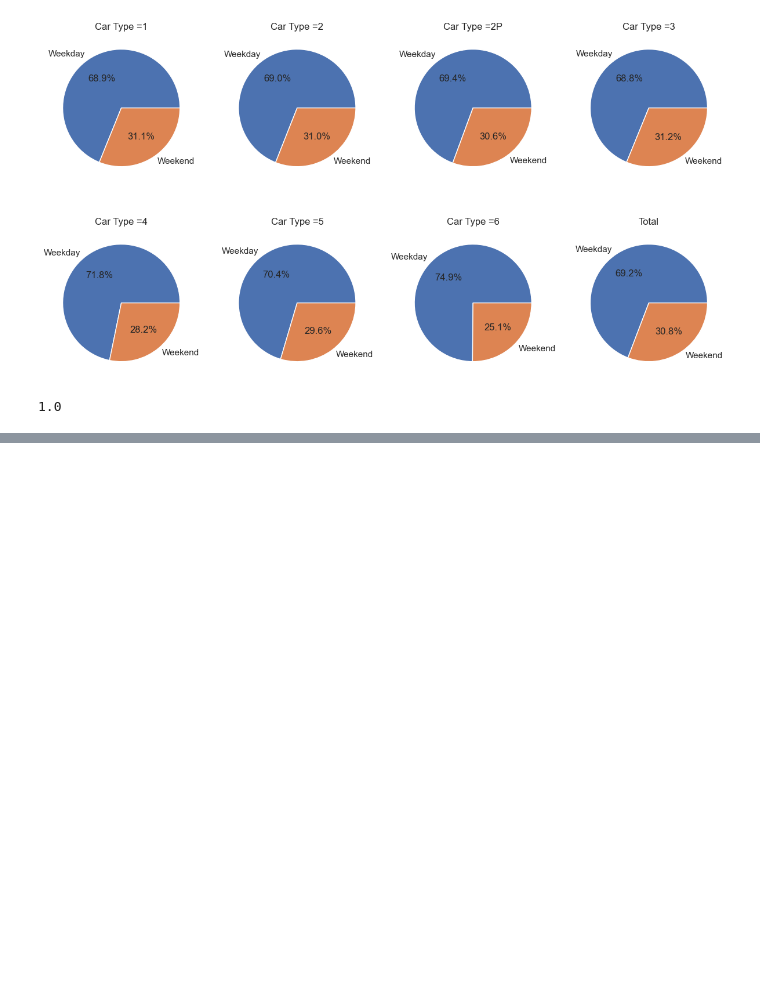
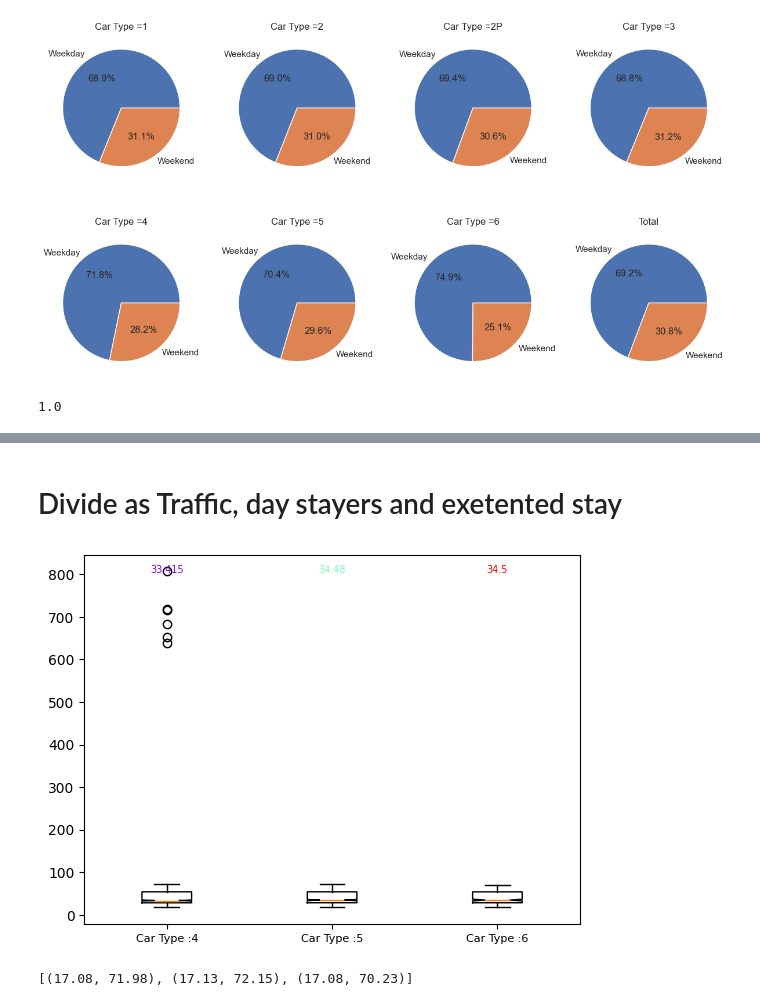
Before and after one commit to Visual-Analytics-2024/VA-Project, a Jupyter notebook: Python/Notebooks/selp loop and daily analysis.ipynb, the cells around one changed output, grey strips where cells are left out. Saved outputs shown, nothing was run; the diff lists cells and outputs as text; code cells hidden in the pictures; blank space fills up the shorter version.

```diff
--- a/Python/Notebooks/selp loop and daily analysis.ipynb
+++ b/Python/Notebooks/selp loop and daily analysis.ipynb
@@ -6,8 +6,7 @@ import os
 import json
 import matplotlib.pyplot as plt
 import seaborn as sns
-
-sns.set()
+from matplotlib.pyplot import cm
 # %% [markdown]
 # Restructuring data to get self-loop details
 # %%
@@ -262,3 +277,41 @@ x
 | 50% | 0.000000 | 0.000000 | 0.000000 | 0.000000 | 0.000000 | 0.000000 | 1.000000 | 0.000000 |
 | 75% | 0.000000 | 1.000000 | 1.000000 | 0.000000 | 0.000000 | 0.000000 | 1.000000 | 1.000000 |
 | max | 1.000000 | 1.000000 | 1.000000 | 1.000000 | 1.000000 | 1.000000 | 1.000000 | 1.000000 |
+# %% [markdown]
+# Divide as Traffic, day stayers and exetented stay
+# %%
+car_df = pd.read_csv(os.path.join(path,"data/selploop.csv"),index_col=0)
+car_df['car_type'] = car_df['car_type'].astype("str")
+# %%
+car_df.set_index('car-id',inplace=True)
+# %%
+cartypes = ['4', '5', '6']
+data = []
+car_type = []
+for cartype in cartypes:
+    car_data = car_df[car_df['car_type']==cartype]['total_in_time']
+    data.append(car_data)
+    car_type.append("Car Type :"+cartype)
+# %%
+fig,ax = plt.subplots(1,1)
+outlier_ = []
+data_medians = []
+bp = ax.boxplot(data,notch=True,vert=True, whis=1.5)
+ax.set_xticklabels(car_type, fontsize=8)
+medians =  [i.get_ydata()[1] for i in bp['medians']]
+data_medians +=medians
+colors = cm.rainbow(np.linspace(0, 1, 3))
+pos = np.arange(3) + 1
+for tick, label in zip(range(3), ax.get_xticklabels()):
+    ax.text(pos[tick], .95, medians[tick],
+            transform=ax.get_xaxis_transform(),
+            horizontalalignment='center', size='x-small',color=colors[tick])
+for i in range(0,len(bp['whiskers']),2):
+    outlier_.append((bp['whiskers'][i].get_ydata()[1],bp['whiskers'][i+1].get_ydata()[1]))
+plt.show()
+# %% [output]
+[figure, added]
+# %%
+outlier_
+# %% [output]
+[(17.08, 71.98), (17.13, 72.15), (17.08, 70.23)]
```
Also changed, not shown: parts of 27 cells of this notebook, 21 other files.
